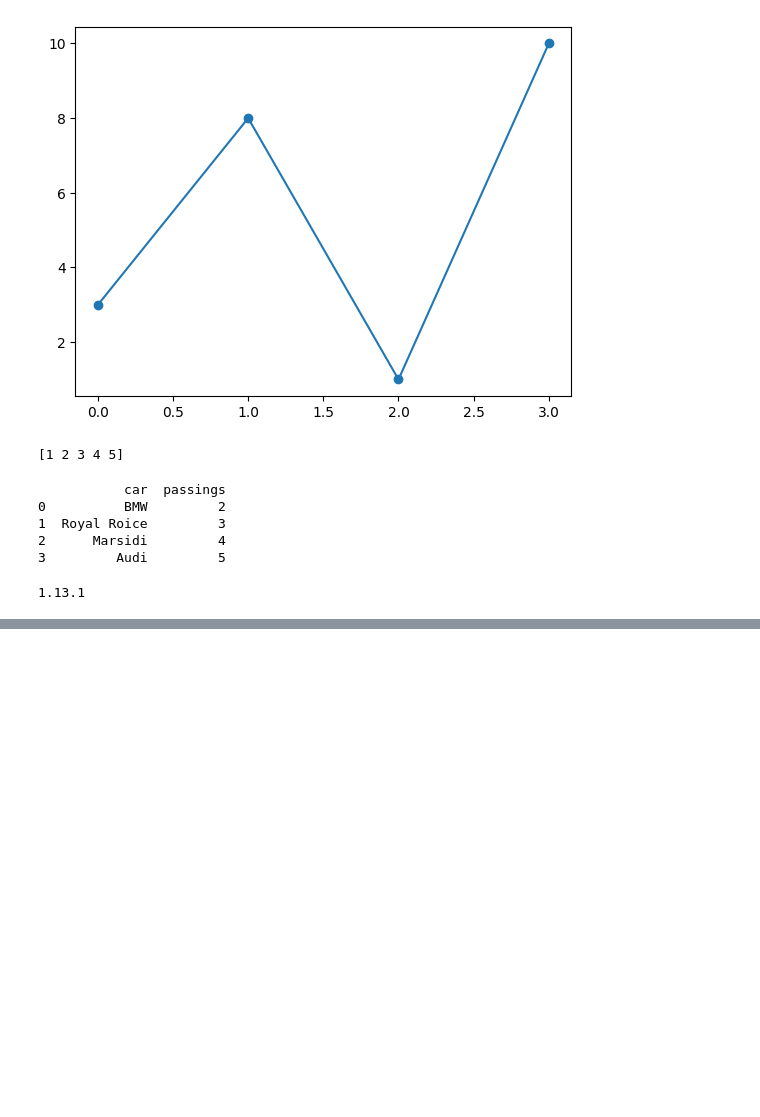
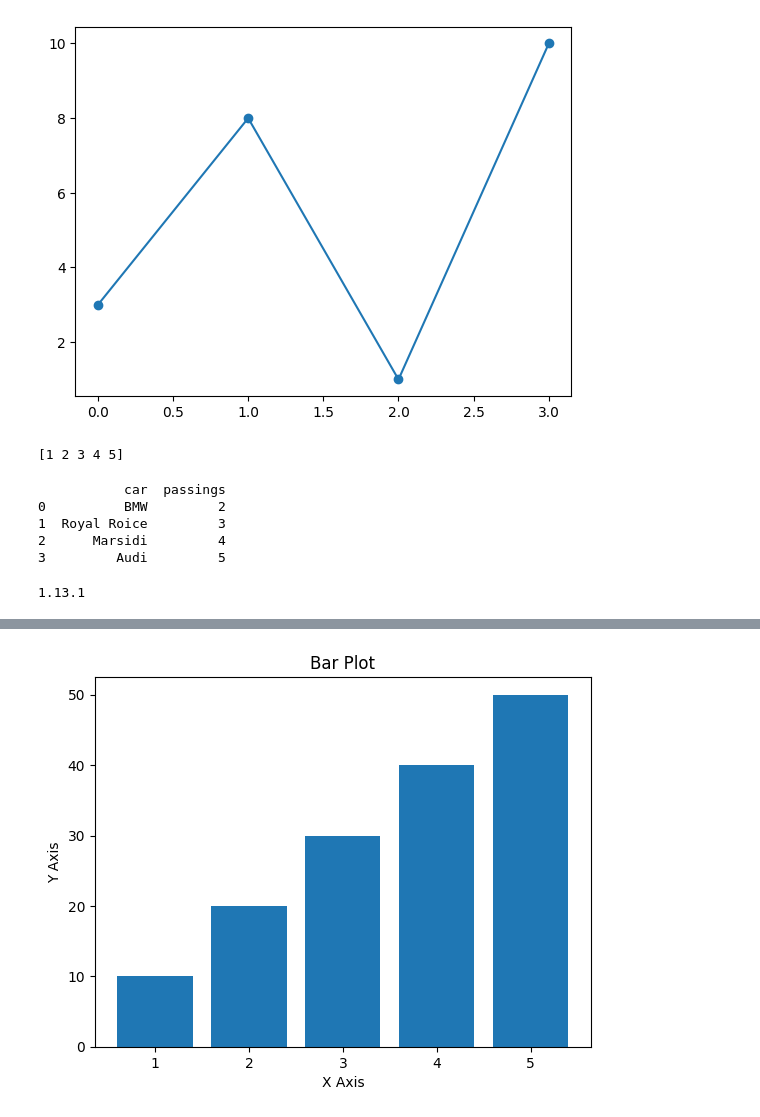
Before and after one commit to PratikshaShelke24/pyhton-programming, a Jupyter notebook: session14.ipynb, the cells around one changed output, grey strips where cells are left out. Cells and saved outputs as stored; diff of their text form; code cells hidden in the pictures; blank space fills up the shorter version.

```diff
--- a/session14.ipynb
+++ b/session14.ipynb
@@ -60,0 +82,19 @@ print(sp.__version__)
+# %%
+import matplotlib.pyplot as plt
+
+# generate some data
+x = [1, 2, 3, 4, 5]
+y = [10, 20, 30, 40, 50]
+
+# create the bar plot
+plt.bar(x, y)
+
+# add a title and labels for the x and y axes
+plt.title('Bar Plot')
+plt.xlabel('X Axis')
+plt.ylabel('Y Axis')
+
+# show the plot
+plt.show()
+# %% [output]
+[figure, added]
```
Also changed, not shown: parts of 5 cells of this notebook.
